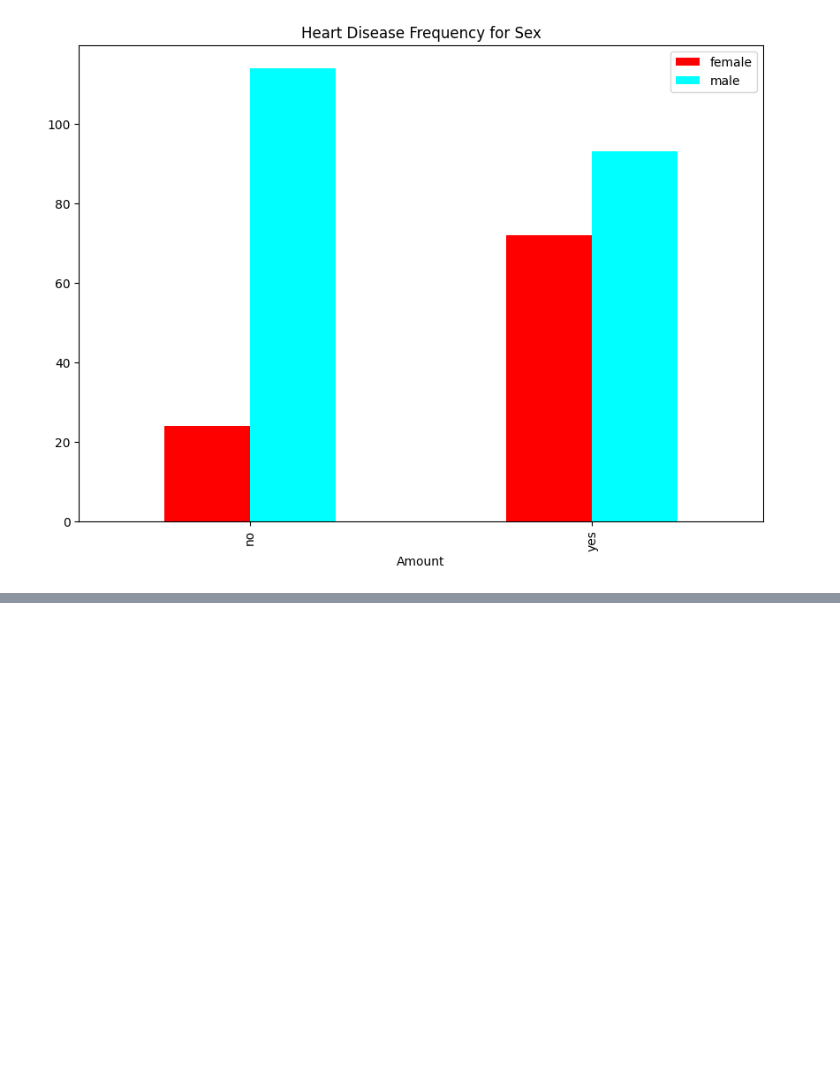
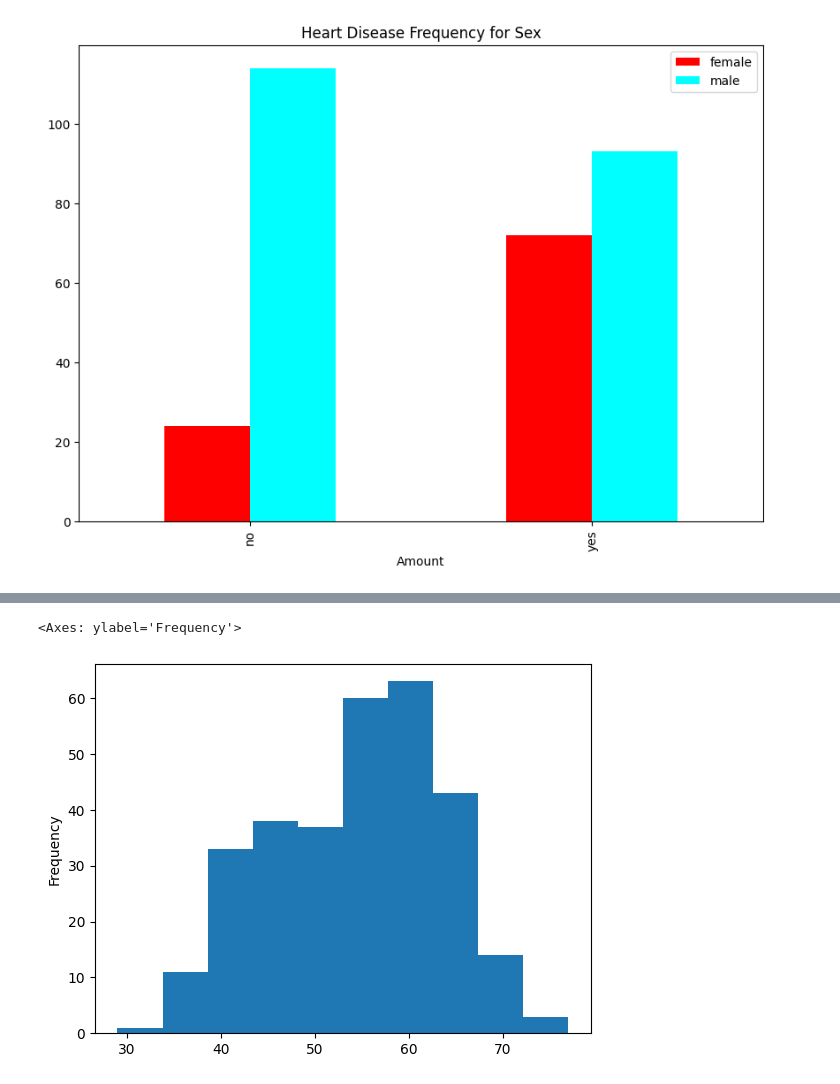
Before and after one commit to caw083/Heart-disease.github.io, a Jupyter notebook: heart-disease.ipynb, the cells around one changed output, grey strips where cells are left out. Cells and saved outputs as stored; diff of their text form; code cells hidden in the pictures; blank space fills up the shorter version.

```diff
--- a/heart-disease.ipynb
+++ b/heart-disease.ipynb
@@ -251,0 +246,7 @@ plt.show()
+# %%
+# check age distribution
+
+df.age.plot.hist()
+# %% [output]
+<Axes: ylabel='Frequency'>
+[figure, added]
```
Also changed, not shown: parts of 6 cells of this notebook, 1 other file.
